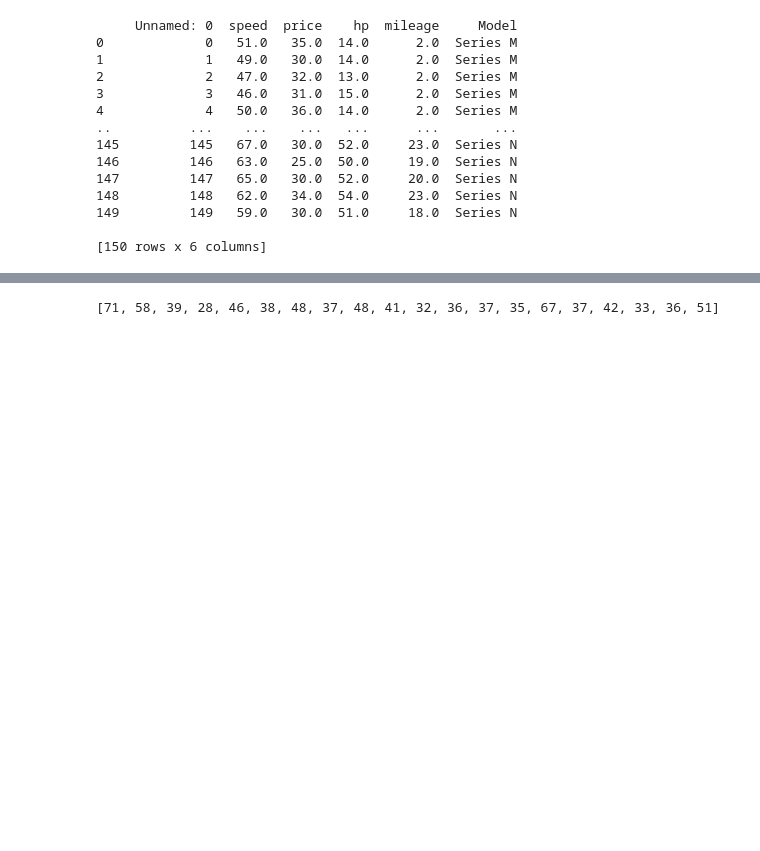
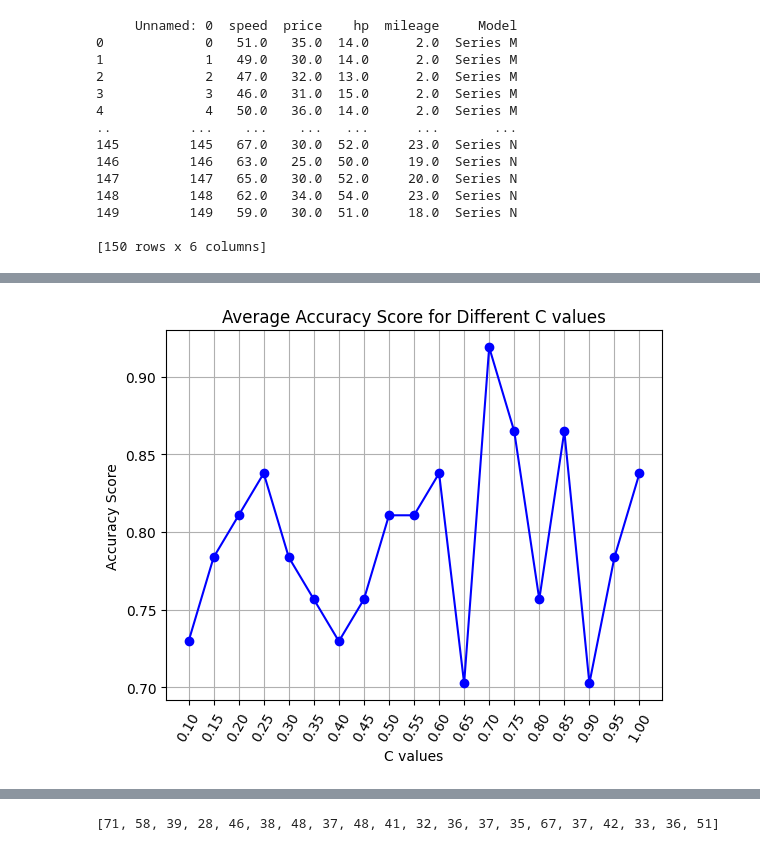
Before and after one commit to Aditya-Y-29/ML-Assignments, a Jupyter notebook: Assignment-2/Task2.ipynb, the cells around one changed output, grey strips where cells are left out. Saved outputs shown, nothing was run; the diff lists cells and outputs as text; code cells hidden in the pictures; blank space fills up the shorter version.

```diff
--- a/Assignment-2/Task2.ipynb
+++ b/Assignment-2/Task2.ipynb
@@ -134 +183,8 @@ def condition_function(x, y):
+# %%
+c_list = np.arange(0.1, 1.05, 0.05)
+average_accuracy_scores = get_average_accuracy_score(c_list)
+# %%
+plot_c_vs_avg_accuracy_score(c_list, average_accuracy_scores)
+# %% [output]
+[figure, added]
 # %%
```
Also changed, not shown: parts of 26 cells of this notebook.
